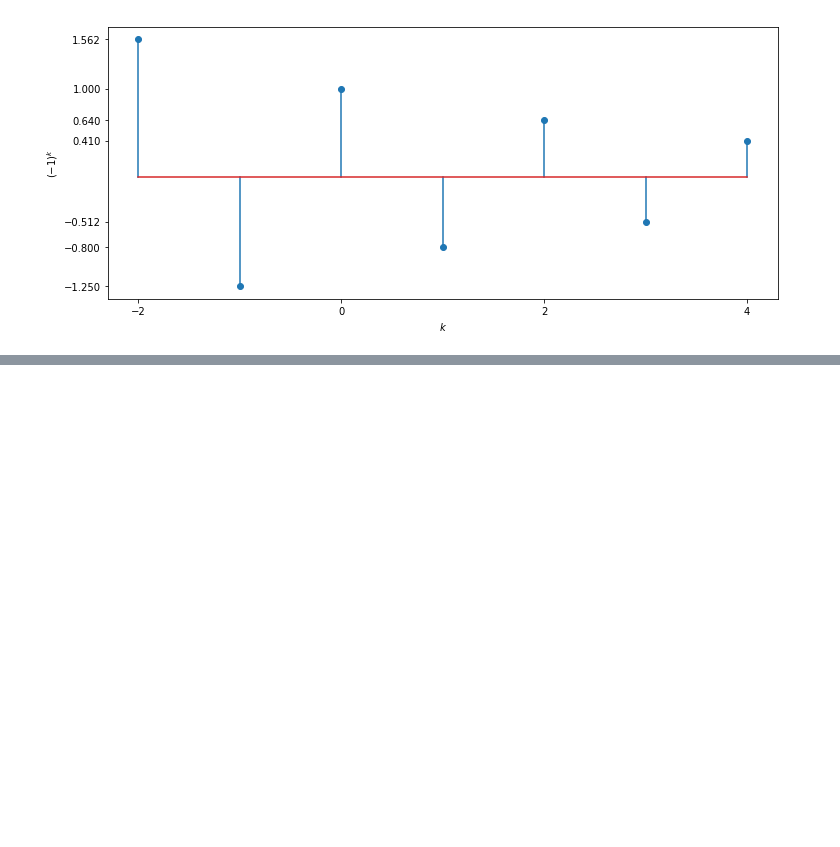
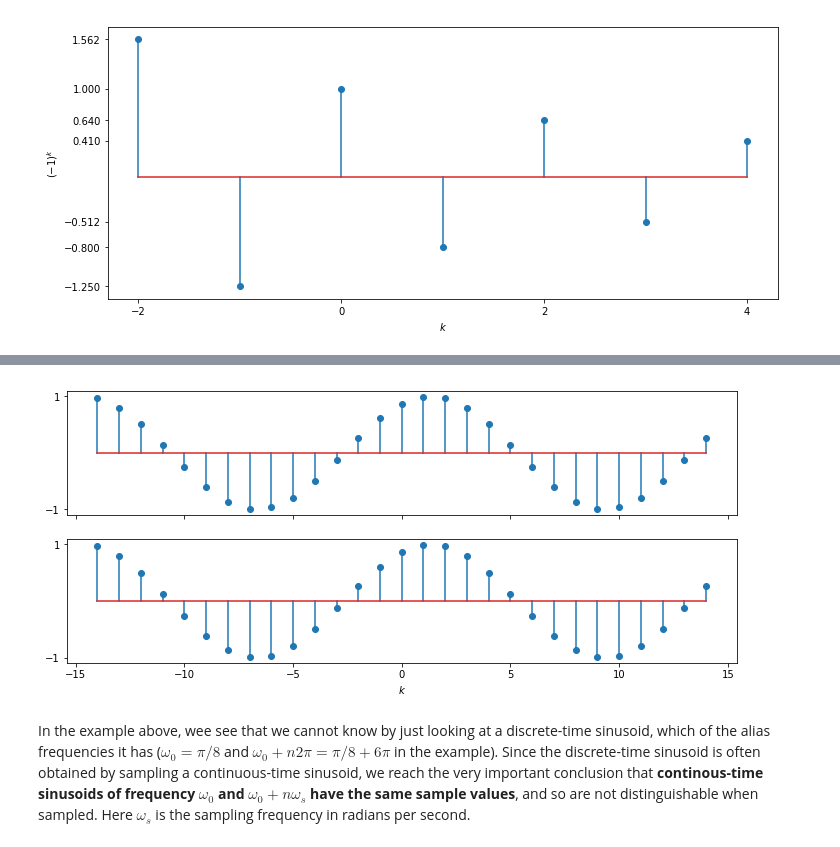
Before and after one commit to kjartan-at-tec/mr2007-computerized-control, a Jupyter notebook: discrete-time-systems/notebooks/Basic-dt-signals.ipynb, the cells around one changed output, grey strips where cells are left out. Drawn from its saved outputs; the diff is of its cells as text; code cells hidden in the pictures; blank space fills up the shorter version.

```diff
--- a/discrete-time-systems/notebooks/Basic-dt-signals.ipynb
+++ b/discrete-time-systems/notebooks/Basic-dt-signals.ipynb
@@ -117 +123,14 @@ $$ f(k) = a\sin(\omega_0 k + \phi). $$
+# %%
+a = 1.0; w0 = np.pi/8; phi = np.pi/3; n=3
+k = np.arange(-14,15)
+fig,axs = plt.subplots(2, 1, sharex=True,figsize=(12,5))
+axs[0].stem(k, np.sin(w0*k+phi))
+axs[1].stem(k, np.sin((w0+2*np.pi*n)*k+phi))
+axs[0].set(yticks=[-1,1])
+axs[1].set(yticks=[-1,1])
+plt.xlabel('$k$');
+# %% [output]
+[figure, added]
+# %% [markdown]
+In the example above, wee see that we cannot know by just looking at a discrete-time sinusoid, which of the alias frequencies it has ($\omega_0=\pi/8$ and $\omega_0+n2\pi=\pi/8 + 6\pi$ in the example). Since the discrete-time sinusoid is often obtained by sampling a continuous-time sinusoid, we reach the very important conclusion that **continous-time sinusoids of frequency $\omega_0$ and $\omega_0 + n\omega_s$ have the same sample values**, and so are not distinguishable when sampled. Here $\omega_s$ is the sampling frequency in radians per second.
 # %% [markdown]
```
Also changed, not shown: parts of 12 cells of this notebook.
